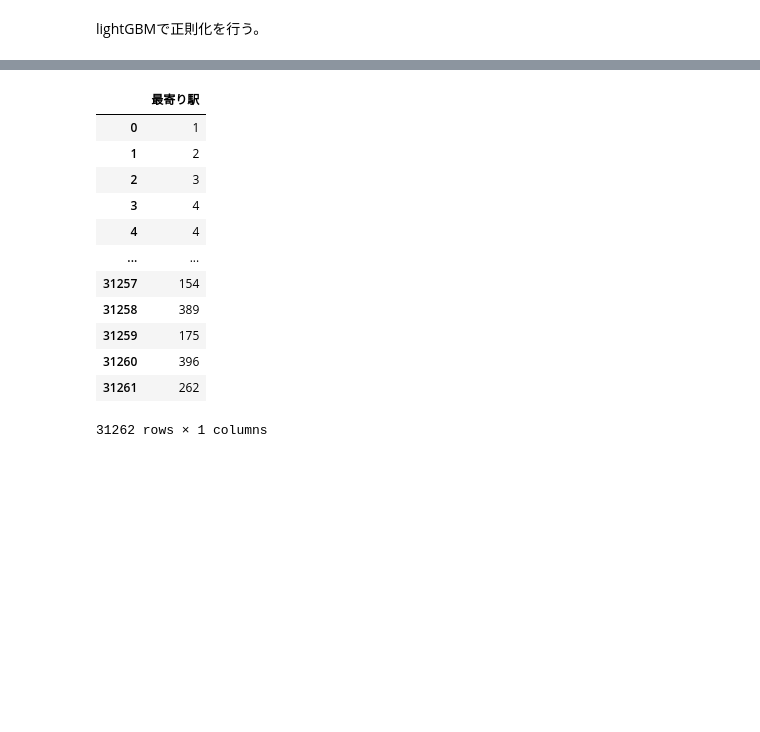
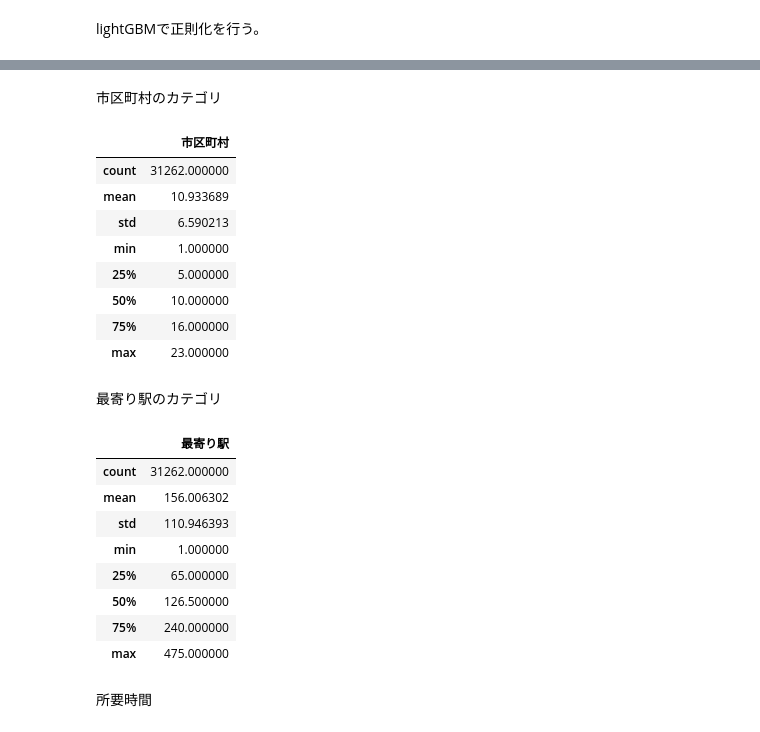
Before and after one commit to kyotoman-koshida/mynabi, a Jupyter notebook: 20220906.ipynb, the cells around one changed output, grey strips where cells are left out. Drawn from its saved outputs; the diff is of its cells as text; code cells hidden in the pictures; blank space fills up the shorter version.

```diff
--- a/20220906.ipynb
+++ b/20220906.ipynb
@@ -123,16 +422,30 @@ Early stopping, best iteration is:
+# %% [markdown]
+市区町村のカテゴリ
+# %%
+test_wards.describe()
+# %% [output]
+|  | 市区町村 |
+| count | 31262.000000 |
+| mean | 10.933689 |
+| std | 6.590213 |
+| min | 1.000000 |
+| 25% | 5.000000 |
+| 50% | 10.000000 |
+| 75% | 16.000000 |
+| max | 23.000000 |
+# %% [markdown]
+最寄り駅のカテゴリ
 # %%
-test_stations
+test_stations.describe()
 # %% [output]
 |  | 最寄り駅 |
-| 0 | 1 |
-| 1 | 2 |
-| 2 | 3 |
-| 3 | 4 |
-| 4 | 4 |
-| ... | ... |
-| 31257 | 154 |
-| 31258 | 389 |
-| 31259 | 175 |
-| 31260 | 396 |
-| 31261 | 262 |
+| count | 31262.000000 |
+| mean | 156.006302 |
+| std | 110.946393 |
+| min | 1.000000 |
+| 25% | 65.000000 |
+| 50% | 126.500000 |
+| 75% | 240.000000 |
+| max | 475.000000 |
-31262 rows × 1 columns
+# %% [markdown]
+所要時間
```
Also changed, not shown: parts of 46 cells of this notebook, 3 other files.
